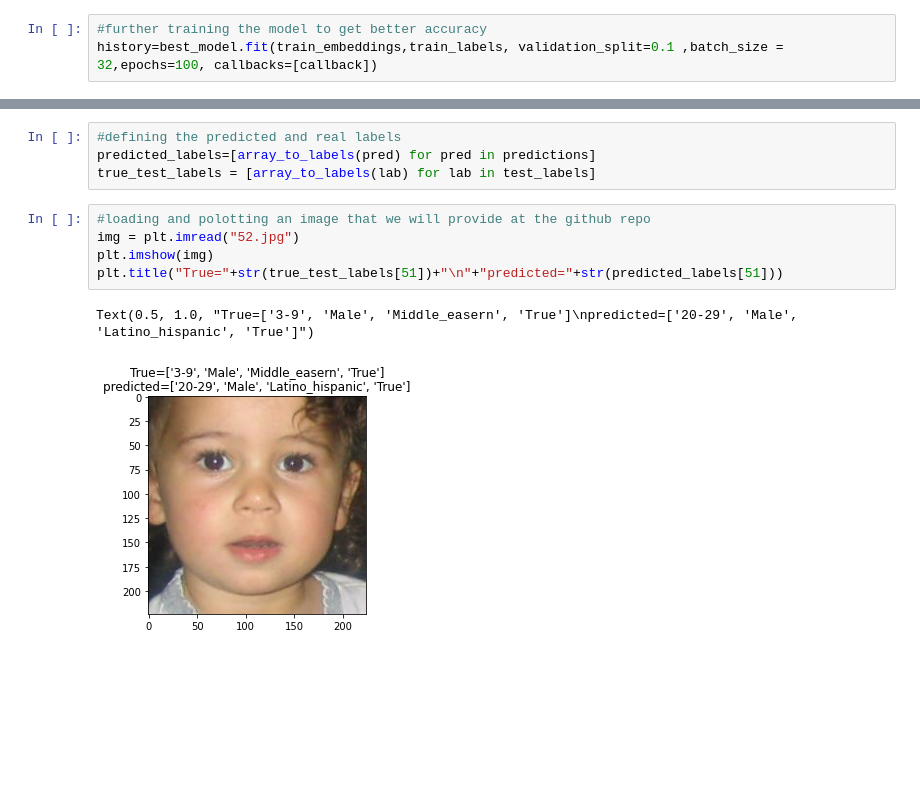
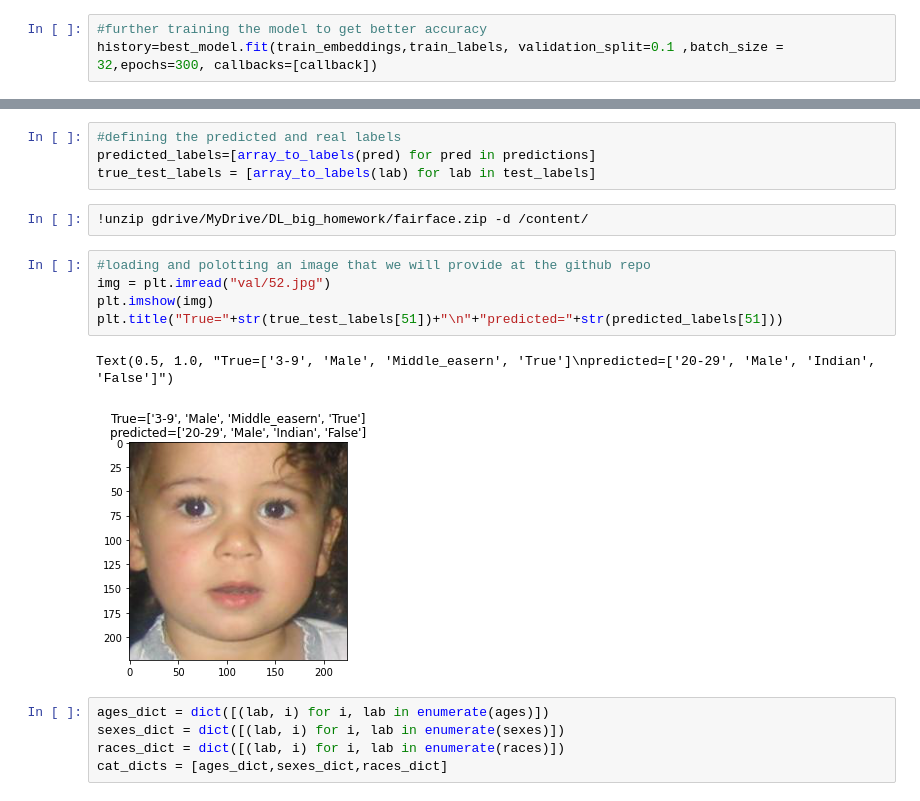
Before and after one commit to Schify/FacExcerciseBook, a Jupyter notebook: DL_BHW_final.ipynb, the cells around one changed output, grey strips where cells are left out. Cells and saved outputs as stored; diff of their text form; blank space fills up the shorter version.

```diff
--- a/DL_BHW_final.ipynb
+++ b/DL_BHW_final.ipynb
@@ -278,5 +281,5 @@ ________________________________________________________________________________
 [figure]
 # %%
 #further training the model to get better accuracy
-history=best_model.fit(train_embeddings,train_labels, validation_split=0.1 ,batch_size = 32,epochs=100, callbacks=[callback])
+history=best_model.fit(train_embeddings,train_labels, validation_split=0.1 ,batch_size = 32,epochs=300, callbacks=[callback])
 # %% [output]
@@ -318,11 +321,18 @@ def array_to_labels(arr):
 #defining the predicted and real labels
 predicted_labels=[array_to_labels(pred) for pred in predictions]
 true_test_labels = [array_to_labels(lab) for lab in test_labels]
+# %%
+!unzip gdrive/MyDrive/DL_big_homework/fairface.zip -d /content/
 # %%
 #loading and polotting an image that we will provide at the github repo
-img = plt.imread("52.jpg")
+img = plt.imread("val/52.jpg")
 plt.imshow(img)
 plt.title("True="+str(true_test_labels[51])+"\n"+"predicted="+str(predicted_labels[51]))
 # %% [output]
-Text(0.5, 1.0, "True=['3-9', 'Male', 'Middle_easern', 'True']\npredicted=['20-29', 'Male', 'Latino_hispanic', 'True']")
+Text(0.5, 1.0, "True=['3-9', 'Male', 'Middle_easern', 'True']\npredicted=['20-29', 'Male', 'Indian', 'False']")
-[figure, old version]
+[figure, new version]
+# %%
+ages_dict = dict([(lab, i) for i, lab in enumerate(ages)])
+sexes_dict = dict([(lab, i) for i, lab in enumerate(sexes)])
+races_dict = dict([(lab, i) for i, lab in enumerate(races)])
+cat_dicts = [ages_dict,sexes_dict,races_dict]
```
Also changed, not shown: parts of 9 cells of this notebook, 2 other files.
